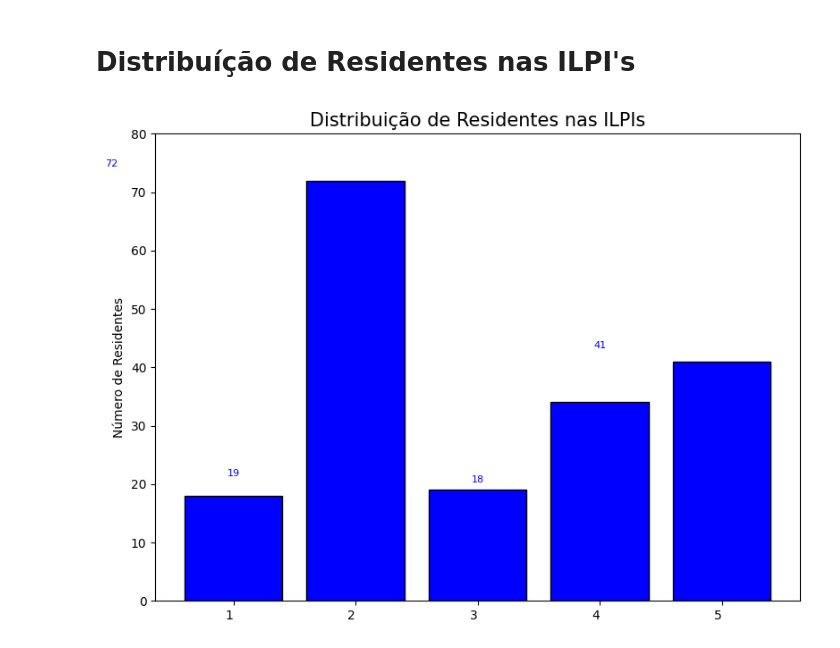
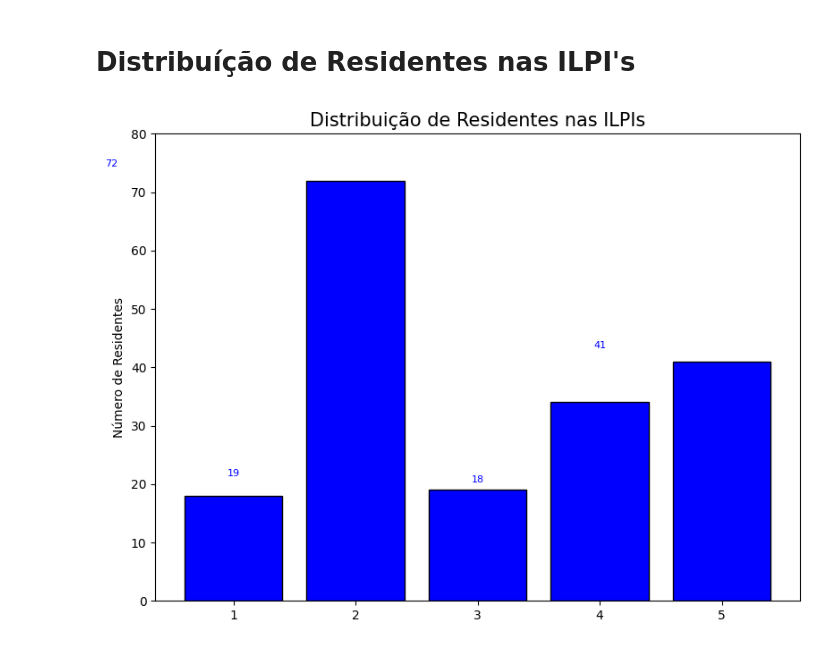
Before and after one commit to MJRSBR/VIDAEPAUTA, a Jupyter notebook: monitoramento_ILPI.ipynb, the cells around one changed output. Saved outputs shown, nothing was run; the diff lists cells and outputs as text; code cells hidden in the pictures.

```diff
--- a/monitoramento_ILPI.ipynb
+++ b/monitoramento_ILPI.ipynb
@@ -21,3 +21,8 @@ df.head()
 | 3 | 4 | 2024-11-05 07:50 | 1 | 74920784 | Rua 15 de março, Qd. 3, Lt. 4, S/... | Antônio Gonçalves da Silva - resp... | 18 | ... |
 | 4 | 5 | 2024-10-11 14:30 | 5 | 74943150 | Avenida Graça Aranha, Qd. E, Lt. ... | Ludmila Ozan - responsável técnica | 41 | ... |
 5 rows × 224 columns
+# %%
+# Suprimindo colunas
+df = df.drop(columns=['record_id', 'caracterizao_da_ilpi_complete', 'profissionais_da_ilpi_complete', 'segurana_e_ambiente_complete', 'organizao_da_farmcia_complete',
+                      'servio_lavanderia_complete', 'processos_de_cuidado_complete', 'regulao_complete', 'encerramento_complete'])
+df
@@ -26,25 +39,25 @@ df.head()
 # %%
 # Gráfico Distribuição de Residentes
 
 # Ajusta o tamanho do gráfico (largura, altura)
 plt.figure(figsize=(8, 6))
 
 # Cria o gráfico de barras
 plt.bar(x=df['institution_name'], height=df['residents_number'], color='blue', edgecolor='black')
 plt.title('Distribuição de Residentes nas ILPIs', fontsize=15)
 plt.ylabel('Número de Residentes')
-plt.xticks(ha='right', fontsize=10)  # Reduzindo a fonte do eixo X
+#plt.xticks(ha='right', fontsize=10)  # Reduzindo a fonte do eixo X
 
 # Define as divisões de 10 em 10, de 0 até 80
 plt.ylim(0, 80)
 plt.yticks(np.arange(0, 81, 10))
 
 # Adicionando os valores das barras e ajustando a distância (v + 2) conforme necessário
 for i, v in enumerate(df['residents_number']):
     plt.text(i, v + 2, str(v), ha='center', va='bottom', fontsize=8, color='blue')
 
 plt.tight_layout()
 plt.savefig('distribuicao_residentes.png')
 plt.show()
 # %% [output]
-[figure, old version]
+[figure, new version]
```
Also changed, not shown: parts of 1 cell of this notebook, 1 other file.
